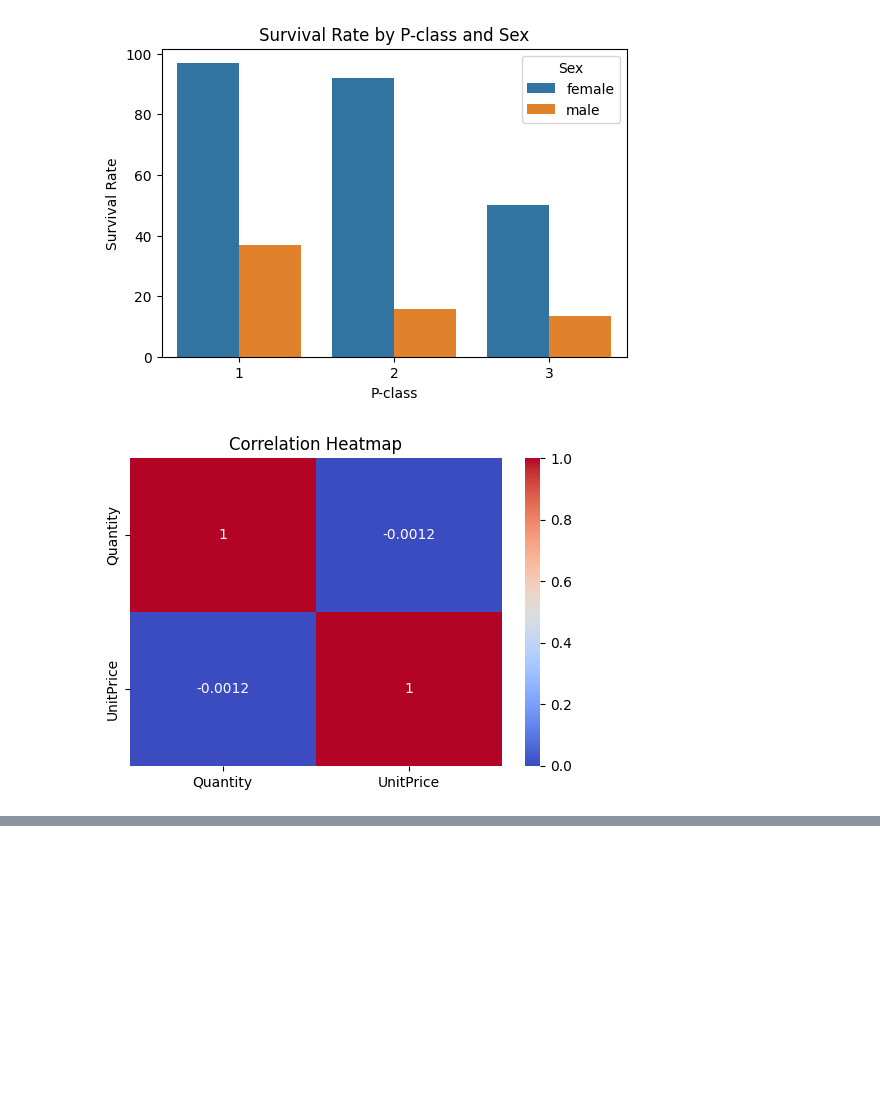
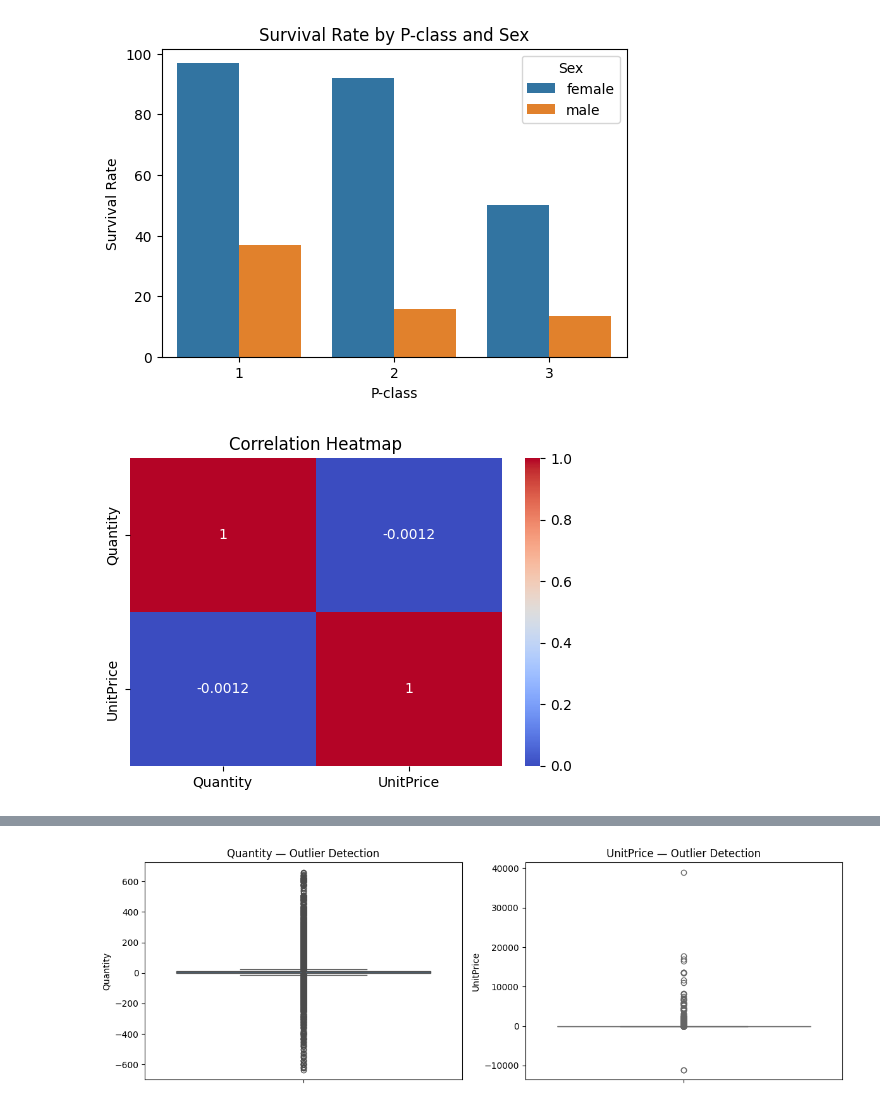
Before and after one commit to muhammad-usman-tech/data-analysis-tasks, a Jupyter notebook: lab_21.ipynb, the cells around one changed output, grey strips where cells are left out. Drawn from its saved outputs; the diff is of its cells as text; code cells hidden in the pictures; blank space fills up the shorter version.

Commit message:
Created using Colab (also added the whole e-commerce data set EDA and data drilling and the data Mining )

```diff
--- a/lab_21.ipynb
+++ b/lab_21.ipynb
@@ -330,10 +330,13 @@ dtype: object
 [figure]
 [figure]
 # %%
+from numpy._core import numeric
 import pandas as pd
 import matplotlib.pyplot as plt
 import seaborn as sns
 import numpy as np
+from scipy import stats
+
 # step 1
 df=pd.read_csv('data.csv',encoding='latin1')
 # step 2:
@@ -388,6 +391,100 @@ df_fil_data=df_filtered.groupby(['CustomerID','Country'])['Total_Price'].sum().r
 df_fil_data = df_fil_data.sort_values(ascending=False,)
 print("LEVEL 3")
 df_fil_data.head() # my question :was my data drilling was perfect or logically correct?
+
+
+# step 6: using z-score only for the quantity column and box plot for 2 attributes
+print('=========')
+print('OUTLIER DETECTION')
+print('=========')
+
+df['quantity_z']=np.abs(stats.zscore(df['Quantity']))
+df['quantity_z']
+
+# replacing with median which is the best thing near me instead of removing them
+df.loc[df['quantity_z']>3.0,'Quantity']=df['Quantity'].median()
+# box plot outliers detection
+plt.figure(figsize=(12, 4))
+
+plt.subplot(1, 2, 1)
+sns.boxplot(y=df['Quantity'], color='steelblue')
+plt.title('Quantity — Outlier Detection')
+# got shoked the quantity is also going in the -ve values and have thousand or lackhs of outliers i think the quantity attri was not good for the box plot i can have real unsual cases but still -ve values is shoking me
+# even i cleaned it with the z score (quantity column with the median but still outliers)
+plt.subplot(1, 2, 2)
+sns.boxplot(y=df['UnitPrice'], color='coral')
+plt.title('UnitPrice — Outlier Detection')
+
+plt.tight_layout()
+plt.show()
+# the 2nd box plot is still very strange and don't know why showing outliers in the -10000 and 40000
+
+# now combining the 7 and 9 task making atleast 5 graphs.
+# by my own mind like which graph's or data must be visualize here from this dataframe
+# graph one (top customer world wide from our malls or shops)
+df_total=df.groupby('CustomerID')['Total_Price'].sum().reset_index()
+df_total=df_total.sort_values('Total_Price',ascending=False).round(1)
+top_5=df_total.head()
+plt.figure(figsize=(8,5))
+sns.barplot(data=top_5,x='Total_Price',y=top_5['CustomerID'].astype(str))
+plt.xlabel('Total_Price')
+plt.ylabel('CustomerID')
+plt.title('Top 5 Customers World wide')
+plt.show()
+
+b_5=df_total.tail()
+
+
+# bottom 5 customers from world wide
+plt.figure(figsize=(8,5))
+sns.barplot(data=b_5,x='Total_Price',y=b_5['CustomerID'].astype(str))
+plt.xlabel('Total_Price')
+plt.ylabel('CustomerID')
+plt.title('Bottom 5 Customers World wide')
+plt.show() # bottom customer's data is from right to left means in -ve i don't why
+
+
+# chart 3: top 5 countries
+df_total=df.groupby('Country')['Total_Price'].sum().reset_index()
+df_total=df_total.sort_values('Total_Price',ascending=False).round(1)
+top_con=df_total.head()
+plt.figure(figsize=(8,5))
+sns.barplot(data=top_con,x='Total_Price',y=top_con['Country'].astype(str))
+plt.xlabel('Total_Price')
+plt.ylabel('CustomerID')
+plt.title('Top 5 Customers World wide')
+plt.show() # uK's data is in le6 in almost 9 so ithink i become 9000,000 9 million
+
+df['year']=df['year'].astype(str)
+data_year=df.groupby('year')['Total_Price'].mean().reset_index()
+data_year=data_year.sort_values('year',ascending=True).round(1)
+data_year
+df['year'].unique() # has only 2 years 2010 2011 but i know its not god for this only 2 years
+# chart 4: avg sales by year:
+plt.figure(figsize=(6,4))
+sns.lineplot(data=data_year,x='year',y='Total_Price')
+plt.xlabel('year')
+plt.ylabel(' AVG Total_Price')
+plt.title('Avg sales by year')
+plt.show()
+
+# chart 5:
+# plt.figure(figsize=(6,4))
+# sns.regplot(data=df,x='Quantity',y='UnitPrice',ci=None,line_kws={'color': 'red'})
+# plt.xlabel('Quantity')
+# plt.ylabel('UnitPrice')
+# plt.title('Quantity vs UnitPrice')
+# plt.show() # just got a flat horizontal line no relationship
+
+# task 8 data mining finding treand or patterns and applying the anomalies
+# finding rare values my brain login was: having atleast 1 quantity and the total price is 0 or less then 0
+df_logical_rare=df[(df['Quantity']>=1) &  (df['Total_Price']<=0)]
+df_logical_rare.head()
+# print(len(df_logical_rare)) # got 1271 row's don't know why this happened because there wear no discount coupn attribute hoe total can be zero
+# just got there unit price was 0 don't know how price of some thing can be 0
+
+# directly droping the duplicates instead of first noticing them and then droping just for short
+# df_cleaned=df.drop_duplicates()
 # %% [output]
 [figure]
 LEVEL 2
@@ -401,0 +502 @@ LEVEL 3
+[figure, added]
```
Also changed, not shown: parts of 1 cell of this notebook.
